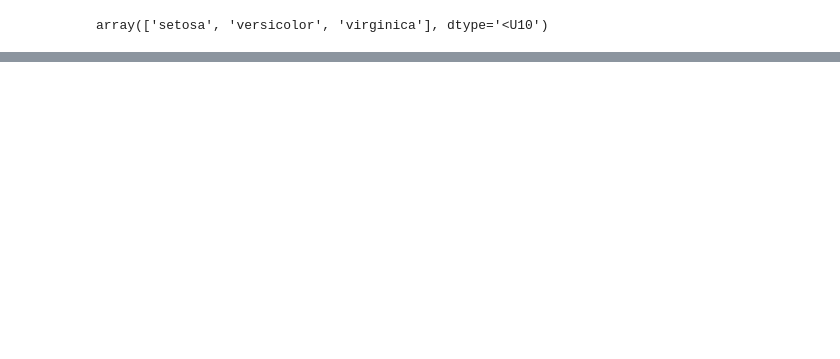
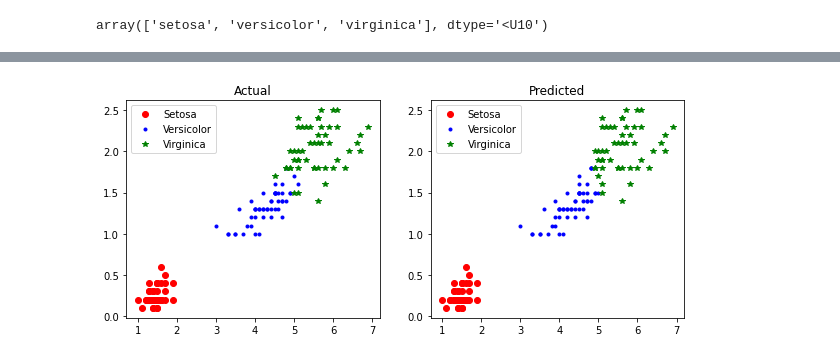
Before and after one commit to gomachinelearning/Blogs, a Jupyter notebook: KMeans.ipynb, the cells around one changed output, grey strips where cells are left out. Cells and saved outputs as stored; diff of their text form; code cells hidden in the pictures; blank space fills up the shorter version.

```diff
--- a/KMeans.ipynb
+++ b/KMeans.ipynb
@@ -160,0 +135,36 @@ At
+# %%
+plt.figure(figsize=(10,4))
+
+# actual
+plt.subplot(121)
+plt.plot(X[y==0,0], X[y==0,1], 'ro', label='Setosa')
+plt.plot(X[y==1,0], X[y==1,1], 'b.', label='Versicolor')
+plt.plot(X[y==2,0], X[y==2,1], 'g*', label='Virginica')
+plt.legend(loc='upper left')
+plt.title('Actual')
+
+# predicted
+plt.subplot(122)
+kmeans = KMeans(n_clusters=3, random_state=42).fit(X)
+y_pred = kmeans.predict(X)
+y_pred_new= np.copy(y_pred)
+
+# fixing the labels
+
+for i in range(np.size(y_pred_new)):
+  if y_pred_new[i] ==  0:
+    y_pred_new[i] = 2
+  elif y_pred_new[i] ==  1:
+    y_pred_new[i] = 0
+  else:
+    y_pred_new[i] = 1
+
+plt.plot(X[y_pred_new==0,0], X[y_pred_new==0,1], 'ro', label='Setosa')
+plt.plot(X[y_pred_new==1,0], X[y_pred_new==1,1], 'b.', label='Versicolor')
+plt.plot(X[y_pred_new==2,0], X[y_pred_new==2,1], 'g*', label='Virginica')
+
+plt.legend(loc='upper left')
+plt.title('Predicted')
+plt.show()
+# %% [output]
+[figure, added]
```
Also changed, not shown: parts of 22 cells of this notebook.
